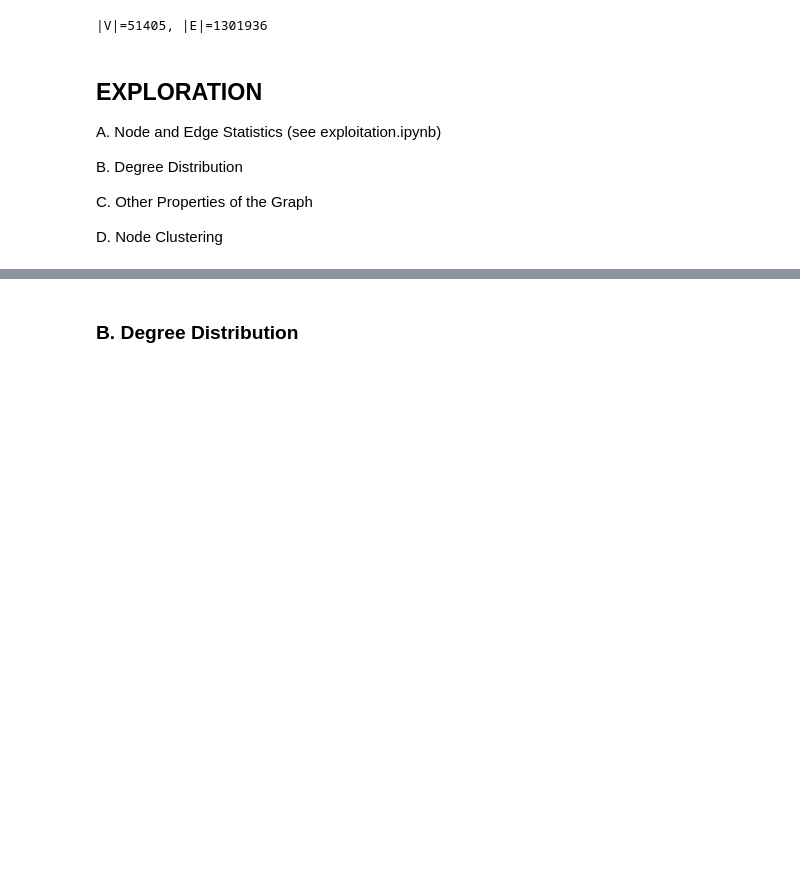
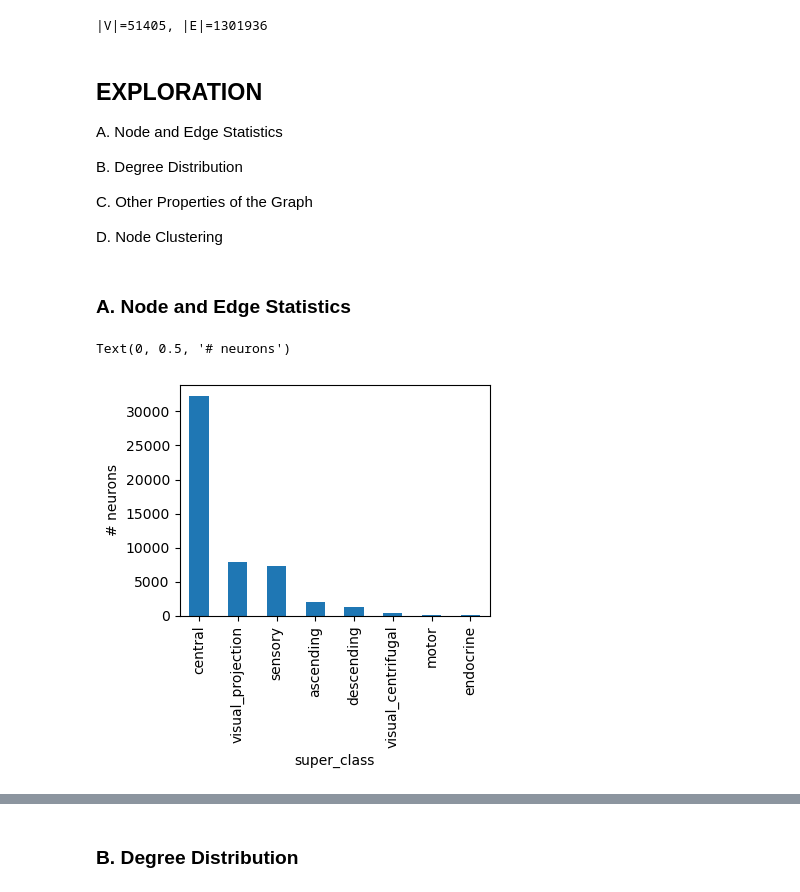
Before and after one commit to ernestoBocini/Drosophila-Brain-Wiring-Diagram-GAT, a Jupyter notebook: notebooks/exploration.ipynb, the cells around one changed output, grey strips where cells are left out. Cells and saved outputs as stored; diff of their text form; code cells hidden in the pictures; blank space fills up the shorter version.

```diff
--- a/notebooks/exploration.ipynb
+++ b/notebooks/exploration.ipynb
@@ -21,10 +23,18 @@ print(f"|V|={len(node_info)}, |E|={len(edge_info)}")
 # %% [markdown]
 ## EXPLORATION
 
-A. Node and Edge Statistics (see exploitation.ipynb)
+A. Node and Edge Statistics
 
 B. Degree Distribution
 
 C. Other Properties of the Graph
 
 D. Node Clustering
+# %% [markdown]
+### A. Node and Edge Statistics
+# %%
+node_info['super_class'].value_counts().plot.bar(figsize=(4, 3))
+plt.ylabel("# neurons")
+# %% [output]
+Text(0, 0.5, '# neurons')
+[figure, added]
```
Also changed, not shown: parts of 18 cells of this notebook, 4 other files.
